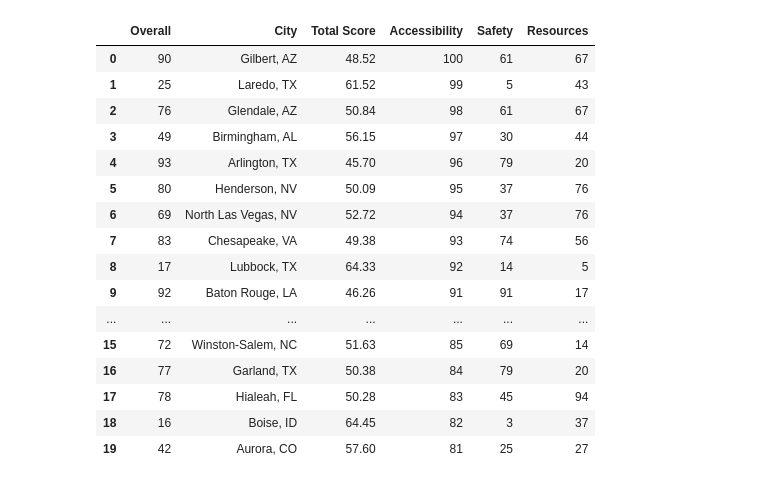
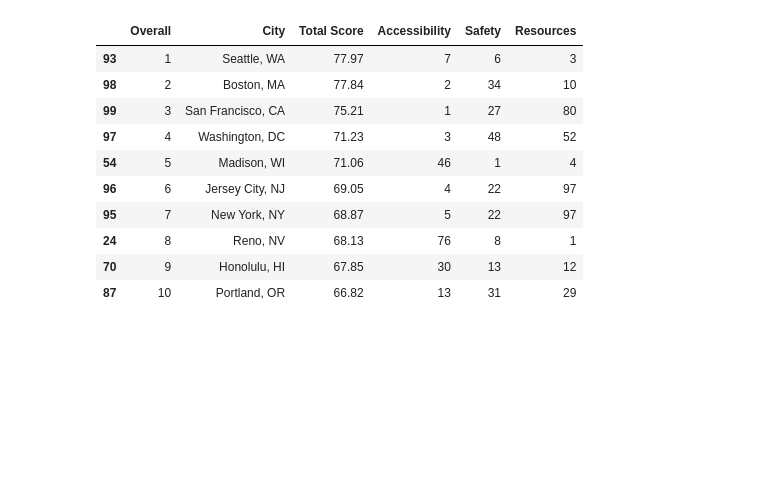
Before and after one commit to Wes90/Climate-DEchangers, a Jupyter notebook: public_transpo.ipynb, the cells around one changed output. Cells and saved outputs as stored; diff of their text form; code cells hidden in the pictures; blank space fills up the shorter version.

```diff
--- a/public_transpo.ipynb
+++ b/public_transpo.ipynb
@@ -5,22 +5,17 @@ import numpy as np
 # %%
 file = 'Resources/public_transportation.csv'
 raw_df = pd.read_csv(file)
-raw_df.head(20)
+sorted_df = raw_df.sort_values('Total Score',ascending = False)
+sorted_df.head(10)
 # %% [output]
 |  | Overall | City | Total Score | Accessibility | Safety | Resources |
-| 0 | 90 | Gilbert, AZ | 48.52 | 100 | 61 | 67 |
-| 1 | 25 | Laredo, TX | 61.52 | 99 | 5 | 43 |
-| 2 | 76 | Glendale, AZ | 50.84 | 98 | 61 | 67 |
-| 3 | 49 | Birmingham, AL | 56.15 | 97 | 30 | 44 |
-| 4 | 93 | Arlington, TX | 45.70 | 96 | 79 | 20 |
-| 5 | 80 | Henderson, NV | 50.09 | 95 | 37 | 76 |
-| 6 | 69 | North Las Vegas, NV | 52.72 | 94 | 37 | 76 |
-| 7 | 83 | Chesapeake, VA | 49.38 | 93 | 74 | 56 |
-| 8 | 17 | Lubbock, TX | 64.33 | 92 | 14 | 5 |
-| 9 | 92 | Baton Rouge, LA | 46.26 | 91 | 91 | 17 |
-| ... | ... | ... | ... | ... | ... | ... |
-| 15 | 72 | Winston-Salem, NC | 51.63 | 85 | 69 | 14 |
-| 16 | 77 | Garland, TX | 50.38 | 84 | 79 | 20 |
-| 17 | 78 | Hialeah, FL | 50.28 | 83 | 45 | 94 |
-| 18 | 16 | Boise, ID | 64.45 | 82 | 3 | 37 |
-| 19 | 42 | Aurora, CO | 57.60 | 81 | 25 | 27 |
+| 93 | 1 | Seattle, WA | 77.97 | 7 | 6 | 3 |
+| 98 | 2 | Boston, MA | 77.84 | 2 | 34 | 10 |
+| 99 | 3 | San Francisco, CA | 75.21 | 1 | 27 | 80 |
+| 97 | 4 | Washington, DC | 71.23 | 3 | 48 | 52 |
+| 54 | 5 | Madison, WI | 71.06 | 46 | 1 | 4 |
+| 96 | 6 | Jersey City, NJ | 69.05 | 4 | 22 | 97 |
+| 95 | 7 | New York, NY | 68.87 | 5 | 22 | 97 |
+| 24 | 8 | Reno, NV | 68.13 | 76 | 8 | 1 |
+| 70 | 9 | Honolulu, HI | 67.85 | 30 | 13 | 12 |
+| 87 | 10 | Portland, OR | 66.82 | 13 | 31 | 29 |
```
Also changed, not shown: 1 other file.
